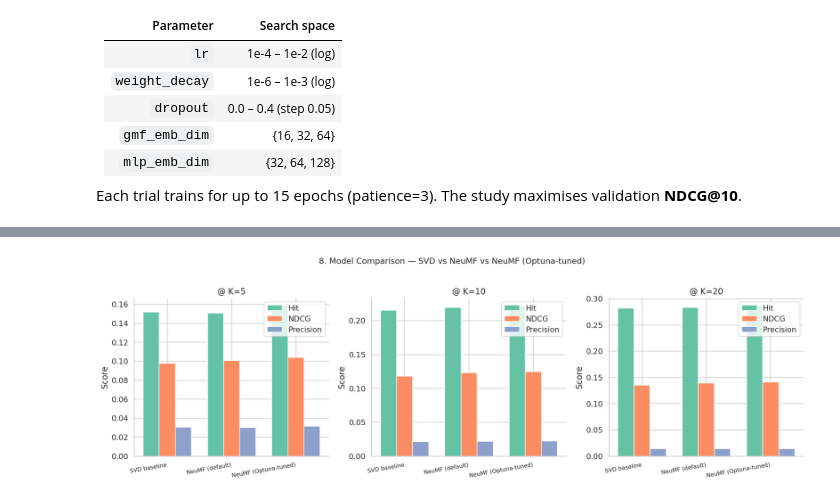
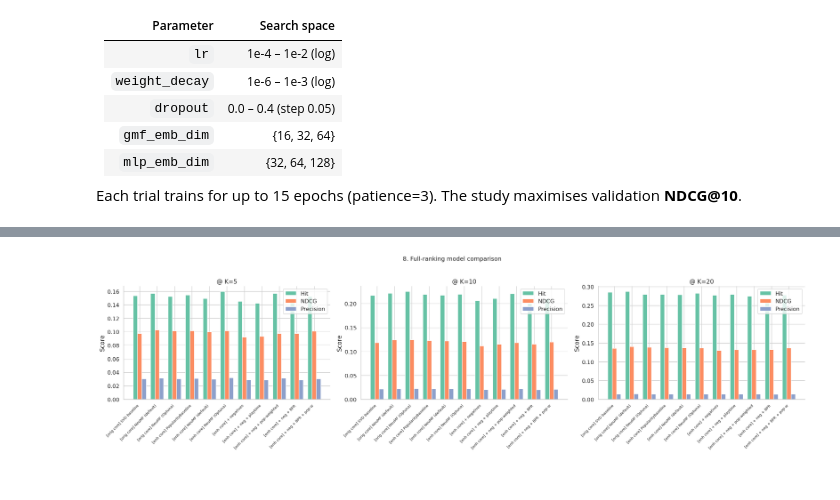
Before and after one commit to Patreax/ISA_movielens_recsys, a Jupyter notebook: notebooks/02_steam_recsys.ipynb, the cells around one changed output, grey strips where cells are left out. Drawn from its saved outputs; the diff is of its cells as text; code cells hidden in the pictures.

Commit message:
work on model training

```diff
--- a/notebooks/02_steam_recsys.ipynb
+++ b/notebooks/02_steam_recsys.ipynb
@@ -965,7 +951,7 @@ optuna_study = run_study(
     n_items      = n_items,
     n_genres     = n_genres,
     device       = DEVICE,
-    n_trials     = 30,
+    n_trials     = 5,
     n_neg        = 4,
     batch_size   = 512,
     n_epochs     = 15,
@@ -1056,16 +1282,40 @@ Check where the single held-out positive item lands.
 # %%
-# -- 8. Evaluation — SVD baseline vs NeuMF vs NeuMF (Optuna-tuned) -----------
+# -- 8. Evaluation — full-ranking comparison (every model, all metrics) ----
 K_VALUES = (5, 10, 20)
 
+# original-core models (trained on df_train, evaluated on df_test)
 neumf_metrics       = evaluate_all_k(neumf_result["model"],       df_train, df_test,
                                      genre_matrix, n_items, DEVICE, k_values=K_VALUES)
 neumf_tuned_metrics = evaluate_all_k(neumf_tuned_result["model"], df_train, df_test,
                                      genre_matrix, n_items, DEVICE, k_values=K_VALUES)
 
+# enhanced-core models (trained on df_train_enh, evaluated on df_test_enh)
+pop_metrics              = evaluate_all_k(pop_baseline,                       df_train_enh, df_test_enh,
+                                          genre_matrix_enh, n_items_enh, DEVICE, k_values=K_VALUES)
+neumf_default_enh_metrics= evaluate_all_k(neumf_default_enh_result["model"],  df_train_enh, df_test_enh,
+                                          genre_matrix_enh, n_items_enh, DEVICE, k_values=K_VALUES)
+neumf_tuned_enh_metrics  = evaluate_all_k(neumf_tuned_enh_result["model"],    df_train_enh, df_test_enh,
+                                          genre_matrix_enh, n_items_enh, DEVICE, k_values=K_VALUES)
+
+neumf_neg_metrics   = evaluate_all_k(neumf_neg_result["model"],   df_train_enh, df_test_enh,
+                                     genre_matrix_enh, n_items_enh, DEVICE, k_values=K_VALUES)
+neumf_conf_metrics  = evaluate_all_k(neumf_conf_result["model"],  df_train_enh, df_test_enh,
+                                     genre_matrix_enh, n_items_enh, DEVICE, k_values=K_VALUES)
+neumf_bpr_metrics   = evaluate_all_k(neumf_bpr_result["model"],   df_train_enh, df_test_enh,
+                                     genre_matrix_enh, n_items_enh, DEVICE, k_values=K_VALUES)
+
 comparison_rows = [
-    {"Model": "SVD baseline",        **{k: round(v, 4) for k, v in svd_metrics.items()}},
-    {"Model": "NeuMF (default)",      **{k: round(v, 4) for k, v in neumf_metrics.items()}},
-    {"Model": "NeuMF (Optuna-tuned)", **{k: round(v, 4) for k, v in neumf_tuned_metrics.items()}},
+    # --- ORIGINAL-CORE rows (5,667 users / 771 items) — context only ---
+    {"Model": "[orig core] SVD baseline",     **{k: round(v,4) for k,v in svd_metrics.items()}},
+    {"Model": "[orig core] NeuMF (default)",  **{k: round(v,4) for k,v in neumf_metrics.items()}},
+    {"Model": "[orig core] NeuMF (Optuna)",   **{k: round(v,4) for k,v in neumf_tuned_metrics.items()}},
+    # --- ENHANCED-CORE rows (6,616 users / 916 items) — directly comparable ---
+    {"Model": "[enh core] PopularityBaseline",**{k: round(v,4) for k,v in pop_metrics.items()}},
+    {"Model": "[enh core] NeuMF (default)",   **{k: round(v,4) for k,v in neumf_default_enh_metrics.items()}},
+    {"Model": "[enh core] NeuMF (Optuna)",    **{k: round(v,4) for k,v in neumf_tuned_enh_metrics.items()}},
+    {"Model": "[enh core] + negatives",       **{k: round(v,4) for k,v in neumf_neg_metrics.items()}},
+    {"Model": "[enh core] + neg + playtime",  **{k: round(v,4) for k,v in neumf_conf_metrics.items()}},
+    {"Model": "[enh core] + neg + BPR",       **{k: round(v,4) for k,v in neumf_bpr_metrics.items()}},
 ]
 comparison_df = pd.DataFrame(comparison_rows).set_index("Model")
 display(comparison_df)
@@ -1078,25 +1322,25 @@ display(comparison_df)
 # %%
-# 8b. Bar chart: SVD vs NeuMF (default) vs NeuMF (Optuna-tuned) across metrics
-fig, axes = plt.subplots(1, 3, figsize=(16, 5))
+# 8b. Bar chart: full comparison across metrics
+fig, axes = plt.subplots(1, 3, figsize=(22, 6))
 colors = sns.color_palette("Set2", 3)
 
 for ax, k in zip(axes, K_VALUES):
     cols   = [f"Hit@{k}", f"NDCG@{k}", f"Precision@{k}"]
     labels = ["Hit", "NDCG", "Precision"]
     models = comparison_df.index.tolist()
     x      = range(len(models))
     w      = 0.25
     for j, (col, lbl) in enumerate(zip(cols, labels)):
         ax.bar([xi + j*w for xi in x], comparison_df[col].values,
                width=w, label=lbl, color=colors[j], edgecolor="white")
     ax.set_xticks([xi + w for xi in x])
-    ax.set_xticklabels(models, rotation=10, ha="right", fontsize=9)
+    ax.set_xticklabels(models, rotation=45, ha="right", fontsize=8)
     ax.set_title(f"@ K={k}")
     ax.set_ylabel("Score")
     ax.legend()
 
-plt.suptitle("8. Model Comparison — SVD vs NeuMF vs NeuMF (Optuna-tuned)", fontsize=13, y=1.02)
+plt.suptitle("8. Full-ranking model comparison", fontsize=13, y=1.02)
 plt.tight_layout()
 plt.show()
 # %% [output]
-[figure, old version]
+[figure, new version]
```
Also changed, not shown: parts of 26 cells of this notebook, 4 other files.
